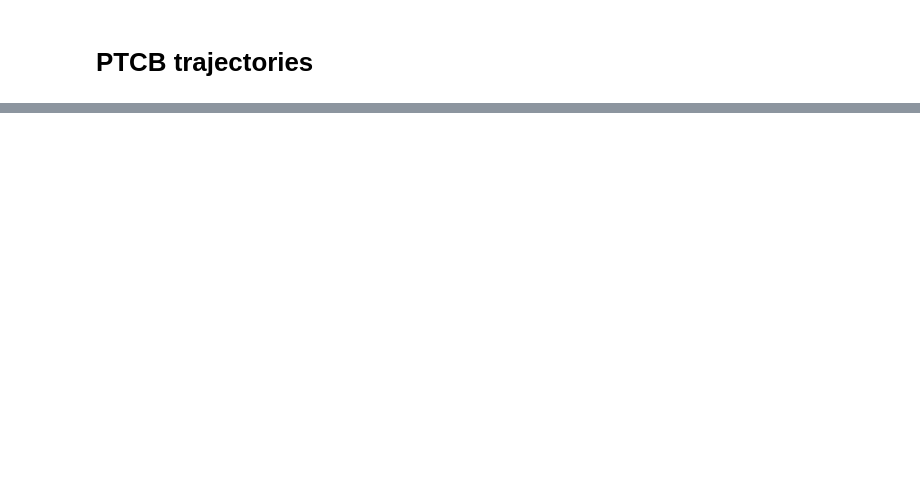
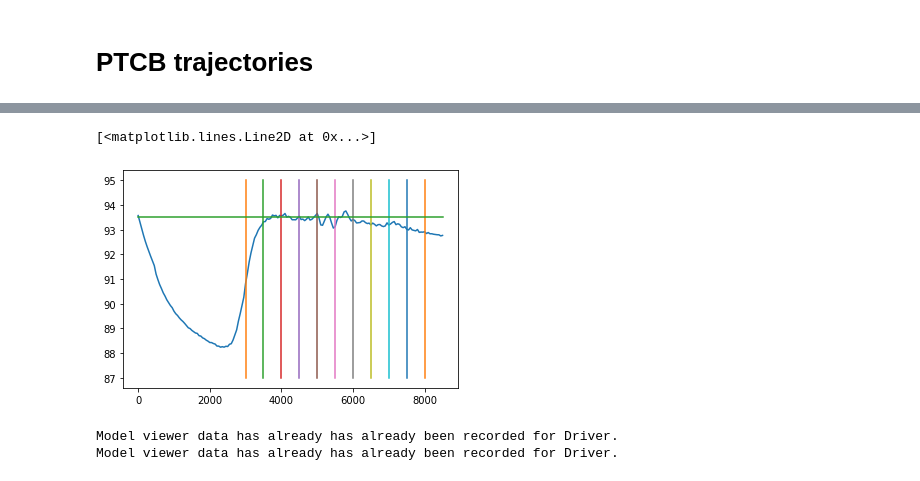
Before and after one commit to MIT-LAE/pyNA, a Jupyter notebook: pyNA/run/PTCB trajectory.ipynb, the cells around one changed output, grey strips where cells are left out. Saved outputs shown, nothing was run; the diff lists cells and outputs as text; code cells hidden in the pictures; blank space fills up the shorter version.

```diff
--- a/pyNA/run/PTCB trajectory.ipynb
+++ b/pyNA/run/PTCB trajectory.ipynb
@@ -78,7 +84,6 @@ if True:
                 pyna_settings.TS_to = 1.
                 pyna_settings.TS_vnrs = TS_cb_lst[ac_name][case][0]
                 pyna_settings.TS_cutback = TS_cb_lst[ac_name][case][0]
-                pyna_settings.z_cutback = 25.
                 pyna_settings.save_results = True
                 pyna_settings.levels_int_metric = 'ipnlt'
                 pyna_settings.output_directory_name = 'PTCB/'+case
@@ -86,7 +91,7 @@ if True:
 
                 pyna_settings.noise_constraint_lateral = ipnlt_constraint[ac_name][case]
                 pyna_settings.PTCB = True
-                pyna_settings.PKROT = PKROT[ac_name]
+                pyna_settings.PKROT = False
                 pyna_settings.PHLD = False
                 pyna_settings.shielding = False
                 pyna_settings.lateral_attenuation = True
@@ -101,7 +106,7 @@ if True:
 
                 # Simplifications
                 pyna_settings.N_b = 1
-                pyna_settings.max_iter = 250
+                pyna_settings.max_iter = 200
                 pyna_settings.n_order = 3
 
                 py = pyna(pyna_settings)
@@ -109,7 +114,16 @@ if True:
                 py.ac.v_max = Vmax_lst[ac_name][case]
 
             if True:
-                py.optimize_trajectory_noise(n_sideline=16, init_traj_name=None)
+                if ac_name == 'stca' and case == 'V2':
+                    x_observer_array = np.linspace(1000, 6200, 14)
+                elif ac_name == 'stca' and case == 'Vmax':
+                    x_observer_array = np.linspace(1000, 6200, 14)
+                elif ac_name == 'a10' and case == 'V2':
+                    x_observer_array = np.linspace(2000, 8000, 16)
+                elif ac_name == 'a10' and case == 'Vmax':
+                    x_observer_array = np.linspace(2000, 8000, 16)
+
+                py.optimize_trajectory_noise(x_lateral_oberver=x_observer_array, init_traj_name=None)
 
             if True:
                 results = py.load_results(file_name=ac_name+'_ptcb_'+case+'.sql')
@@ -206,0 +244,41 @@ Time to compute sparsity: 628.114424 sec.
+# %%
+plt.plot(np.linspace(0, 8500, 171), epnl_sideline)
+for i in np.linspace(3000, 8000, 11):
+    plt.plot([i, i], [87, 95])
+plt.plot([0, 8500], [93.5, 93.5])
+# %% [output]
+[<matplotlib.lines.Line2D at 0x...>]
+[figure, added]
+# %%
+if True:
+    n_sl = 171
+
+    py.settings.engine_file_name = 'engine_'+ac_name+'_ptcb_'+case+'.csv'
+    py.settings.trajectory_file_name = 'trajectory_'+ac_name+'_ptcb_'+case+'.csv'
+    py.settings.output_file_name = ac_name+'_ptcb_'+case+'_noisetimeseries.sql'
+    py.settings.observer_lst = ['contour',]
+    py.settings.levels_int_metric = 'epnl'
+
+    py.settings.fan_inlet = True
+    py.settings.fan_discharge = True
+    py.settings.core = True
+    py.settings.airframe = True
+    py.settings.jet_shock = False
+    py.settings.jet_mixing = True
+    py.settings.all_sources = False
+
+    x_observer_lst = np.zeros((n_sl+1, 3))
+    x_observer_lst[:-1, 0] = np.linspace(0, 8500, n_sl)
+    x_observer_lst[:-1, 1] = 450*np.ones(n_sl)
+    x_observer_lst[:, 2] = 4*0.3048*np.ones(n_sl+1)
+    x_observer_lst[-1,0] = 6500.
+
+    py.settings.x_observer_array = x_observer_lst
+    py.compute_noise_time_series()
+
+    epnl_sideline = py.problem.get_val('noise.epnl')[:-1]
+    epnl_lateral = np.max(py.problem.get_val('noise.epnl')[:-1])
+    epnl_flyover = py.problem.get_val('noise.epnl')[-1]
+# %% [output]
+Model viewer data has already has already been recorded for Driver.
+Model viewer data has already has already been recorded for Driver.
```
Also changed, not shown: parts of 2 cells of this notebook, 27 other files.
